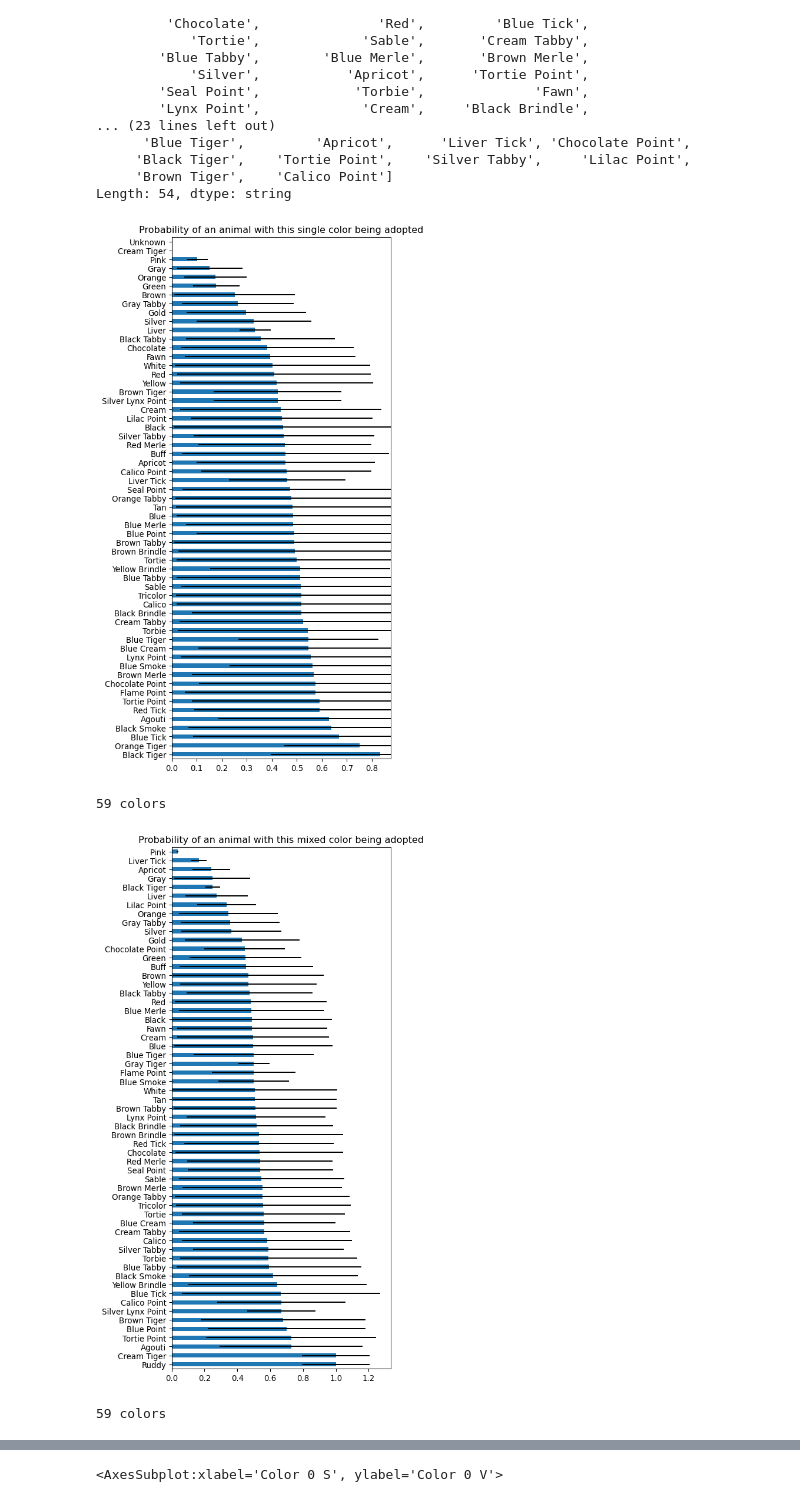
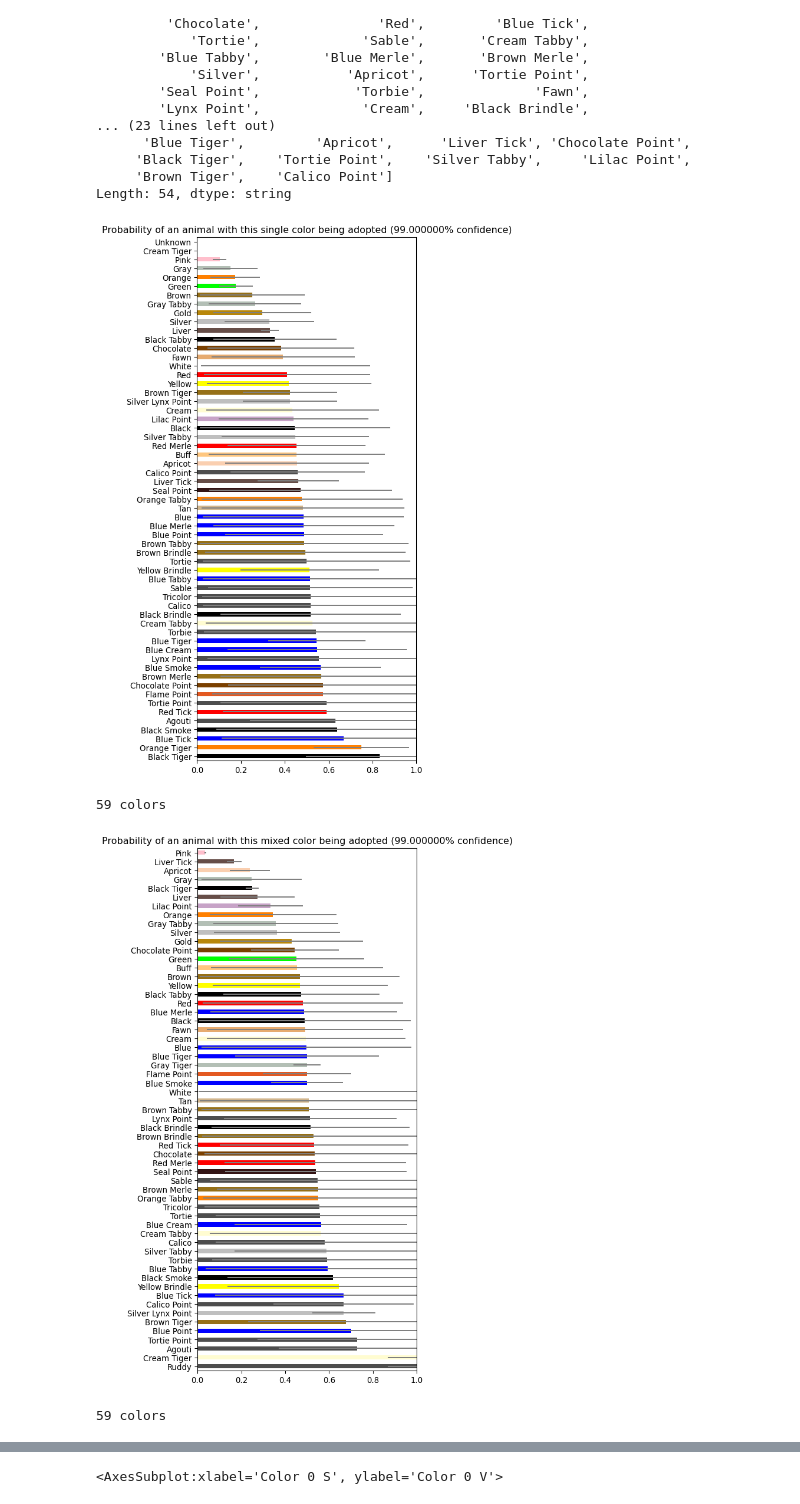
Before and after one commit to i12345/AustinAnimalCenterAnalysis, a Jupyter notebook: corr.ipynb, the cells around one changed output, grey strips where cells are left out. Drawn from its saved outputs; the diff is of its cells as text; code cells hidden in the pictures.

Commit message:
color charts are in color!

```diff
--- a/corr.ipynb
+++ b/corr.ipynb
@@ -194,12 +246,11 @@ def bigCorr_bernoulli_custom_colors_1_or_2():
 # %%
 def chartColorAdoptionLikelihood(df_colors, color_relation):
-    plt.figure(num=None, figsize=(5, 12), dpi=96, facecolor='w', edgecolor='k')
-    plt.title(f'Probability of an animal with this {color_relation} color being adopted')
 
     # Wilson confidence interval
     # https://en.wikipedia.org/wiki/Binomial_proportion_confidence_interval
 
-    z = 1.96 # 95% confidence
+    alpha = 0.01
+    z = st.norm.ppf(1 - (alpha / 2))
     n = df_colors.Count
     p = df_colors.Adopted
     p_center = (1 / (1 + ((z ** 2) / n))) * (p + ((z ** 2) / (2 * n)))
@@ -207,7 +258,13 @@ def chartColorAdoptionLikelihood(df_colors, color_relation):
     p_low = p_center - p_halfextent
     p_high = p_center - p_halfextent
 
-    df_colors.Adopted.plot.barh(x='Color', xerr=[p_low, p_high])
+    colors = [rgb(color) for color in df_colors.index]
+    colors = [color if color[0] != None else '0.3' for color in colors]
+
+    plt.figure(num=None, figsize=(5, 12), dpi=96, facecolor='w', edgecolor='k')
+    plt.title(f'Probability of an animal with this {color_relation} color being adopted ({(1 - alpha):%} confidence)')
+    ax = df_colors.Adopted.plot.barh(x='Color', xerr=[p_low, p_high], ecolor='0.5', color=colors)
+    ax.set_xlim(0, 1)
     plt.show()
     print(f'{len(df_colors)} colors')
     print()
@@ -223,34 +280,34 @@ def colors_single():
 def colors_mixed():
     colors_adopted = bigCorr_bernoulli_custom_colors_2()
     colors_count = df_out_colors_2['Color 0'].value_counts().add(df_out_colors_2['Color 1'].value_counts(), fill_value=0)
     df_colors = pd.DataFrame(index=colors_count.index)
     df_colors = df_colors.assign(Color=colors_count.index, Count=colors_count, Adopted=colors_adopted)
     df_colors.sort_values(by='Adopted', ascending=False, inplace=True)
     chartColorAdoptionLikelihood(df_colors, 'mixed')
 
 def colors_singleOrMixed():
     colors_adopted = bigCorr_bernoulli_custom_colors_1_or_2()
     colors_count = df_out_colors_1['Color 0'].value_counts().add(df_out_colors_2['Color 0'].value_counts(), fill_value=0).add(df_out_colors_2['Color 1'].value_counts(), fill_value=0)
     df_colors = pd.DataFrame(index=colors_count.index)
     df_colors = df_colors.assign(Color=colors_count.index, Count=colors_count, Adopted=colors_adopted)
     df_colors.sort_values(by='Adopted', ascending=False, inplace=True)
     chartColorAdoptionLikelihood(df_colors, 'single or mixed')
 
 colors_single()
 colors_mixed()
 colors_singleOrMixed()
 
 df_colors_outcomes = df_out_colors_1[['Outcome Type', 'Color 0']]
 plt.figure(num=None, figsize=(5, 12), dpi=96, facecolor='w', edgecolor='k')
 plt.title('Probability of an animal with this solid color having a certain outcome')
 sns.histplot(
     data=df_colors_outcomes,
     y='Color 0',
     hue='Outcome Type',
     multiple='fill',
 )
 # %% [output]
-[figure, old version]
+[figure, new version]
 59 colors
-[figure, old version]
+[figure, new version]
 59 colors
```
Also changed, not shown: parts of 3 cells of this notebook, 1 other file.
